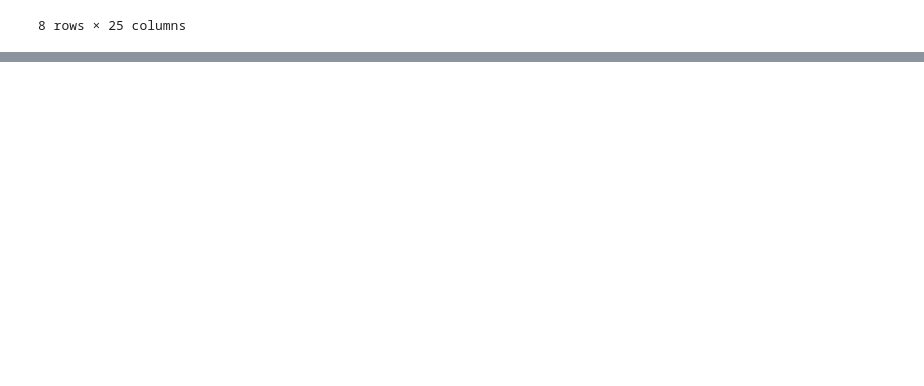
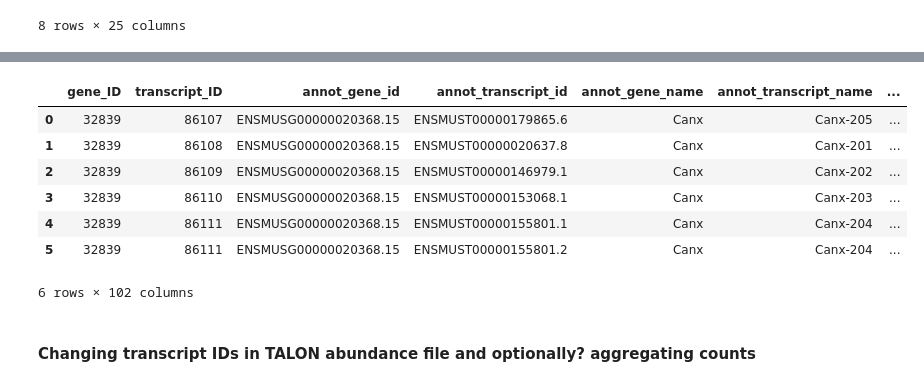
Before and after one commit to mortazavilab/cerberus, a Jupyter notebook: dev.ipynb, the cells around one changed output, grey strips where cells are left out. Drawn from its saved outputs; the diff is of its cells as text; code cells hidden in the pictures; blank space fills up the shorter version.

Commit message:
updated with dev version of updating tids in abundance file

```diff
--- a/dev.ipynb
+++ b/dev.ipynb
@@ -267,0 +279,22 @@ df.head()
+# %%
+gtf_df.transcript_id
+gtf_df['tid_stable'] = gtf_df.transcript_id.str.split('.', n=1, expand=True)[0]
+# %%
+df['tid_stable'] = df.annot_transcript_id.str.split('.', n=1, expand=True)[0]
+# %%
+gtf_df = gtf_df[['tid_stable', 'transcript_id']]
+df = df.merge(gtf_df, on='tid_stable')
+# %%
+df.annot_transcript_id = df.transcript_id
+df.drop(['transcript_id', 'tid_stable'], axis=1, inplace=True)
+# %%
+df
+# %% [output]
+|  | gene_ID | transcript_ID | annot_gene_id | annot_transcript_id | annot_gene_name | annot_transcript_name | ... |
+| 0 | 32839 | 86107 | ENSMUSG00000020368.15 | ENSMUST00000179865.6 | Canx | Canx-205 | ... |
+| 1 | 32839 | 86108 | ENSMUSG00000020368.15 | ENSMUST00000020637.8 | Canx | Canx-201 | ... |
+| 2 | 32839 | 86109 | ENSMUSG00000020368.15 | ENSMUST00000146979.1 | Canx | Canx-202 | ... |
+| 3 | 32839 | 86110 | ENSMUSG00000020368.15 | ENSMUST00000153068.1 | Canx | Canx-203 | ... |
+| 4 | 32839 | 86111 | ENSMUSG00000020368.15 | ENSMUST00000155801.1 | Canx | Canx-204 | ... |
+| 5 | 32839 | 86111 | ENSMUSG00000020368.15 | ENSMUST00000155801.2 | Canx | Canx-204 | ... |
+6 rows × 102 columns
@@ -267,0 +303,2 @@ df.head()
+# %% [markdown]
+#### Changing transcript IDs in TALON abundance file and optionally? aggregating counts
```
Also changed, not shown: parts of 8 cells of this notebook, 7 other files.
